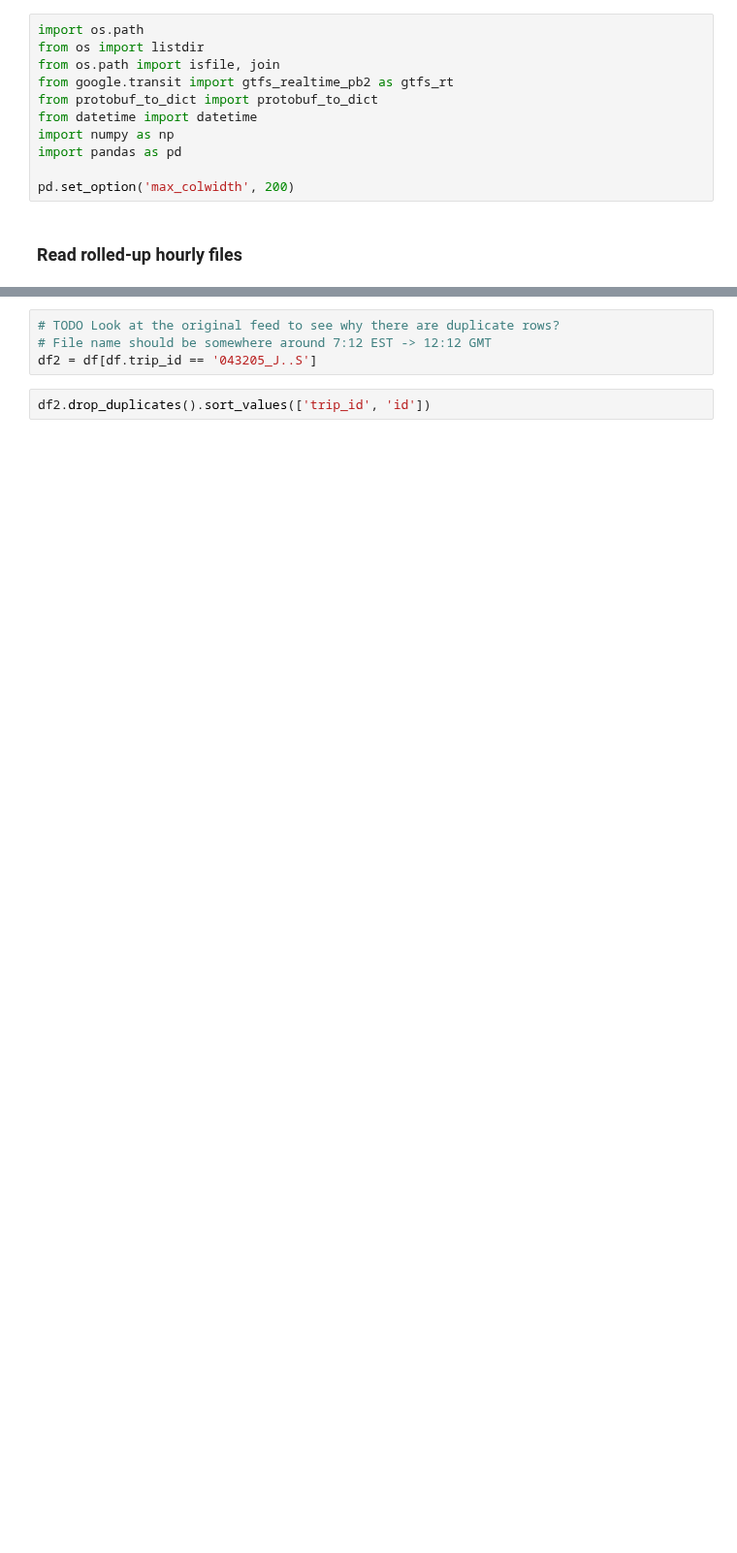
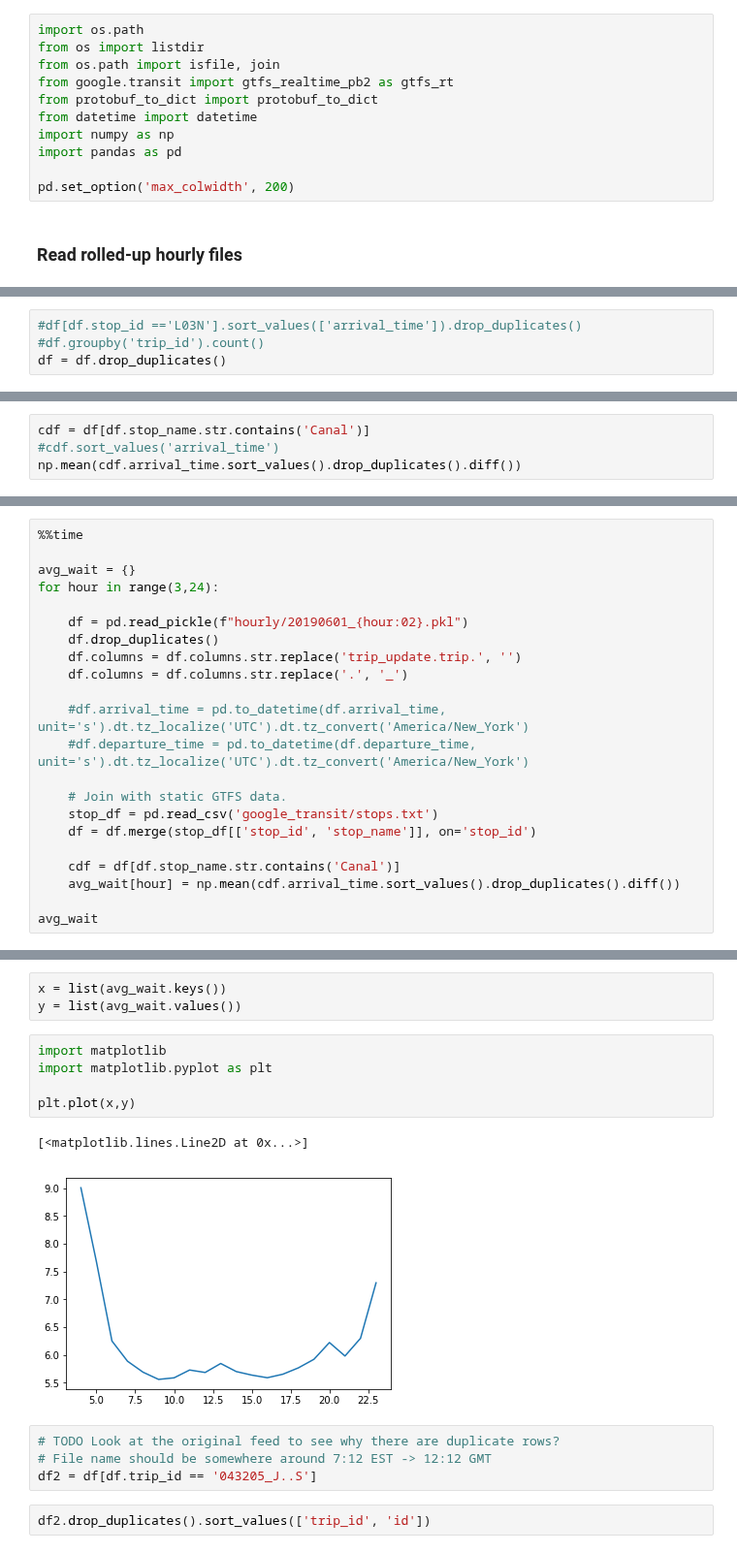
Before and after one commit to tsdataclinic/mta, a Jupyter notebook: notebooks/routing/GTFS.ipynb, the cells around one changed output, grey strips where cells are left out. Shown at 97% size. Cells and saved outputs as stored; diff of their text form; blank space fills up the shorter version.

```diff
--- a/notebooks/routing/GTFS.ipynb
+++ b/notebooks/routing/GTFS.ipynb
@@ -35,4 +35,8 @@ Wall time: 3min 2s
 | 2 | 2019-06-01 08:12:17-04:00 | 2019-06-01 08:12:32-04:00 | 0.0 | L28S | 11 | L | 20190601 | ... |
 | 3 | 2019-06-01 08:40:45-04:00 | 2019-06-01 08:41:00-04:00 | 0.0 | L28S | 15 | L | 20190601 | ... |
 | 4 | 2019-06-01 08:30:45-04:00 | 2019-06-01 08:31:00-04:00 | 0.0 | L28S | 19 | L | 20190601 | ... |
+# %%
+#df[df.stop_id =='L03N'].sort_values(['arrival_time']).drop_duplicates()
+#df.groupby('trip_id').count()
+df = df.drop_duplicates()
 # %%
@@ -64,0 +47,4 @@ Wall time: 267 ms
+# %%
+cdf = df[df.stop_name.str.contains('Canal')]
+#cdf.sort_values('arrival_time')
+np.mean(cdf.arrival_time.sort_values().drop_duplicates().diff())
@@ -64,0 +53,22 @@ Wall time: 267 ms
+# %%
+%%time
+
+avg_wait = {}
+for hour in range(3,24):
+
+    df = pd.read_pickle(f"hourly/20190601_{hour:02}.pkl")
+    df.drop_duplicates()
+    df.columns = df.columns.str.replace('trip_update.trip.', '')
+    df.columns = df.columns.str.replace('.', '_')
+
+    #df.arrival_time = pd.to_datetime(df.arrival_time, unit='s').dt.tz_localize('UTC').dt.tz_convert('America/New_York')
+    #df.departure_time = pd.to_datetime(df.departure_time, unit='s').dt.tz_localize('UTC').dt.tz_convert('America/New_York')
+
+    # Join with static GTFS data.
+    stop_df = pd.read_csv('google_transit/stops.txt')
+    df = df.merge(stop_df[['stop_id', 'stop_name']], on='stop_id')
+
+    cdf = df[df.stop_name.str.contains('Canal')]
+    avg_wait[hour] = np.mean(cdf.arrival_time.sort_values().drop_duplicates().diff())
+
+avg_wait
@@ -65,3 +95,14 @@ Wall time: 267 ms
+# %%
+x = list(avg_wait.keys())
+y = list(avg_wait.values())
+# %%
+import matplotlib
+import matplotlib.pyplot as plt
+
+plt.plot(x,y)
+# %% [output]
+[<matplotlib.lines.Line2D at 0x...>]
+[figure, added]
 # %%
 # TODO Look at the original feed to see why there are duplicate rows?
 # File name should be somewhere around 7:12 EST -> 12:12 GMT
```
Also changed, not shown: parts of 5 cells of this notebook, 11 other files.
